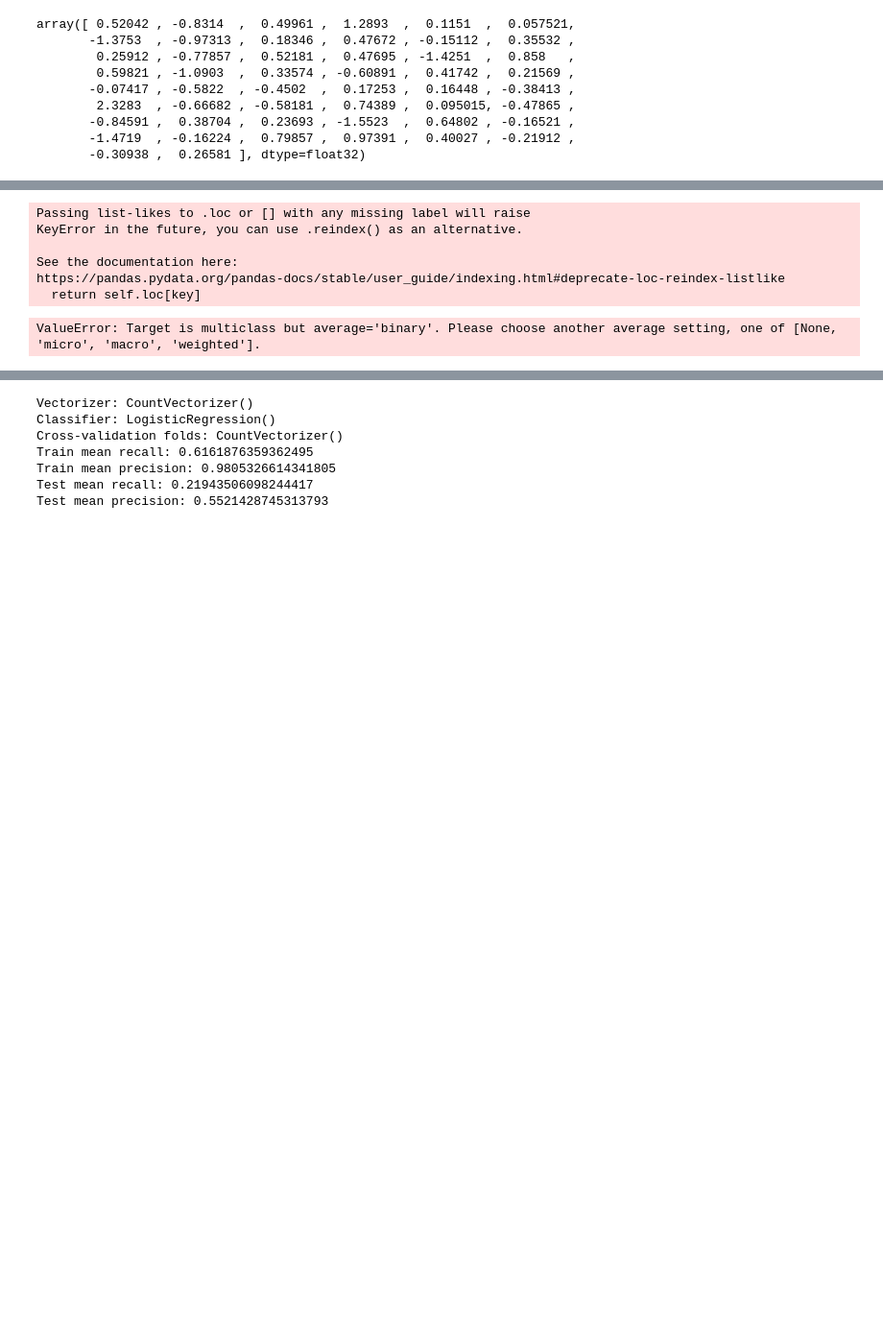
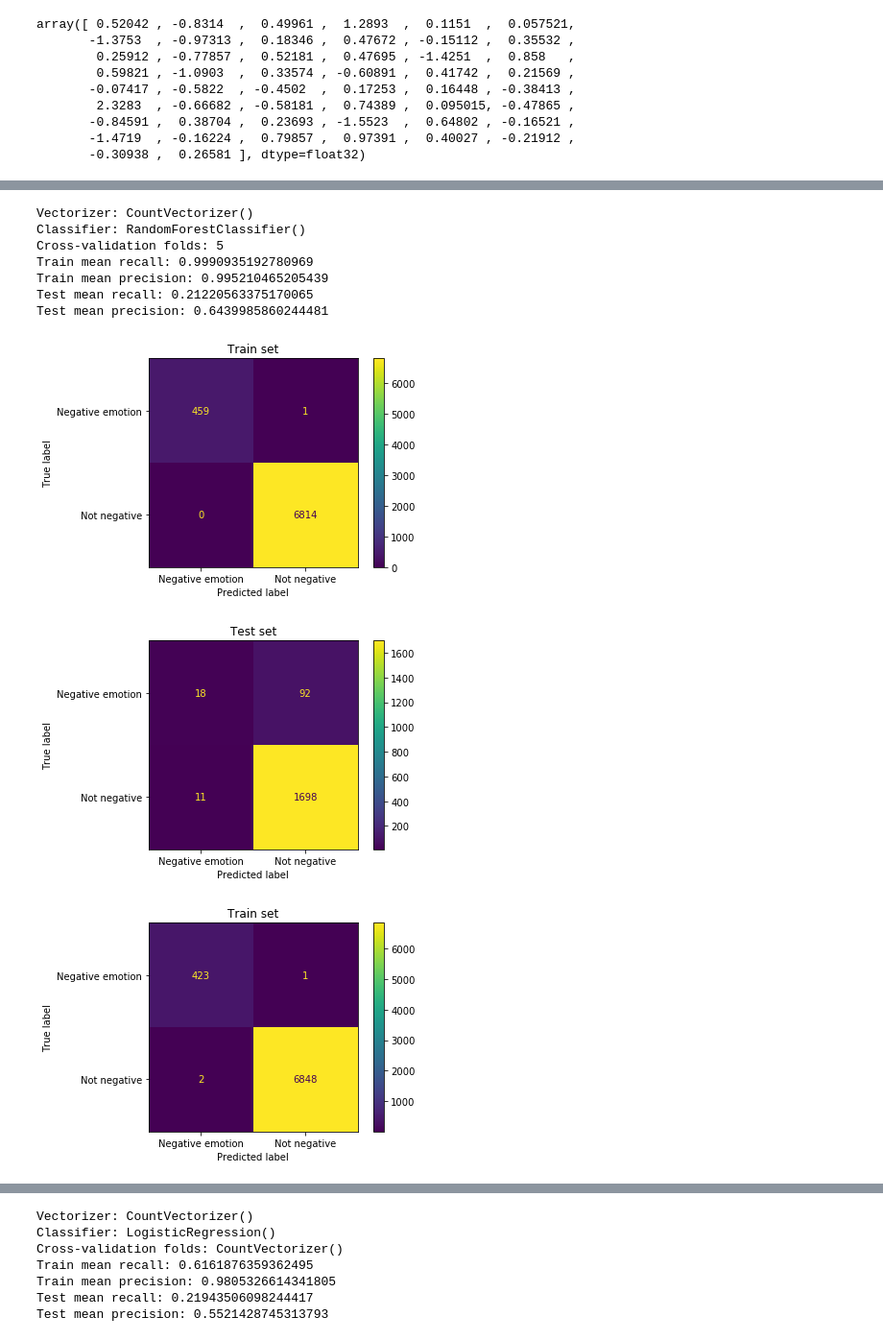
Before and after one commit to lilisbeit/Twitter-Sentiment-Analysis, a Jupyter notebook: negative-tweets.ipynb, the cells around one changed output, grey strips where cells are left out. Shown at 96% size. Saved outputs shown, nothing was run; the diff lists cells and outputs as text; code cells hidden in the pictures; blank space fills up the shorter version.

Commit message:
fix k fold function

```diff
--- a/negative-tweets.ipynb
+++ b/negative-tweets.ipynb
@@ -357,27 +363,29 @@ W2vVectorizer / Logistic Regression Test Precision: 0.0
 # %%
 # function to do k-fold cross val with vectors
-# note sure why it doesn't work
+# not sure why it doesn't work
 
 def k_fold_validator(predictor, target, vectorizer, classifier, cv=5):
 
     kf = KFold(n_splits=cv)
+    vec = vectorizer
+    clf = classifier
 
     train_recall_scores = []
     train_precision_scores = []
     test_recall_scores = []
     test_precision_scores = []
 
+    print('Vectorizer:', vectorizer)
+    print('Classifier:', clf)
+    print('Cross-validation folds:', cv)
+
     for train_index, test_index in kf.split(X):
 
         X_tr, X_test = X[train_index].astype(str), X[test_index].astype(str)
         y_tr, y_test = y[train_index].astype(str), y[test_index].astype(str)
 
-        vec = vectorizer
-
         X_vec_tr = vec.fit_transform(X_tr)
         X_vec_test = vec.transform(X_test)
-
-        clf = classifier
 
         clf.fit(X_vec_tr, y_tr)
 
@@ -389,26 +397,26 @@ def k_fold_validator(predictor, target, vectorizer, classifier, cv=5):
         test_recall_scores.append(recall_score(y_test, y_pred_test, pos_label='Negative emotion'))
         test_precision_scores.append(precision_score(y_test, y_pred_test, pos_label='Negative emotion'))
 
-        plot_confusion_matrix(clf, X_vec_train, y_tr)
+        plot_confusion_matrix(clf, X_vec_tr, y_tr)
         plt.title('Train set')
 
         plot_confusion_matrix(clf, X_vec_test, y_test)
         plt.title('Test set')
 
-        print('Vectorizer:', vectorizer)
-        print('Classifier:', clf)
-        print('Cross-validation folds:', cv)
-        print('Train mean recall:', pd.Series(train_recall_scores).mean())
-        print('Train mean precision:', pd.Series(train_precision_scores).mean())
-        print('Test mean recall:', pd.Series(test_recall_scores).mean())
-        print('Test mean precision:', pd.Series(test_precision_scores).mean())
+    print('Train mean recall:', pd.Series(train_recall_scores).mean())
+    print('Train mean precision:', pd.Series(train_precision_scores).mean())
+    print('Test mean recall:', pd.Series(test_recall_scores).mean())
+    print('Test mean precision:', pd.Series(test_precision_scores).mean())
 # %%
-k_fold_validator(X=X_train, y=y_train, vectorizer=CountVectorizer(), classifier=RandomForestClassifier(), cv=5)
+k_fold_validator(predictor=X_train, target=y_train, vectorizer=CountVectorizer(), classifier=RandomForestClassifier(), cv=5)
 # %% [output]
-Passing list-likes to .loc or [] with any missing label will raise
-KeyError in the future, you can use .reindex() as an alternative.
-
-See the documentation here:
-https://pandas.pydata.org/pandas-docs/stable/user_guide/indexing.html#deprecate-loc-reindex-listlike
-  return self.loc[key]
+Vectorizer: CountVectorizer()
+Classifier: RandomForestClassifier()
+Cross-validation folds: 5
+Train mean recall: 0.9990935192780969
+Train mean precision: 0.995210465205439
+Test mean recall: 0.21220563375170065
+Test mean precision: 0.6439985860244481
-ValueError: Target is multiclass but average='binary'. Please choose another average setting, one of [None, 'micro', 'macro', 'weighted'].
+[figure, added]
+[figure, added]
+[figure, added]
```
Also changed, not shown: parts of 15 cells of this notebook.
